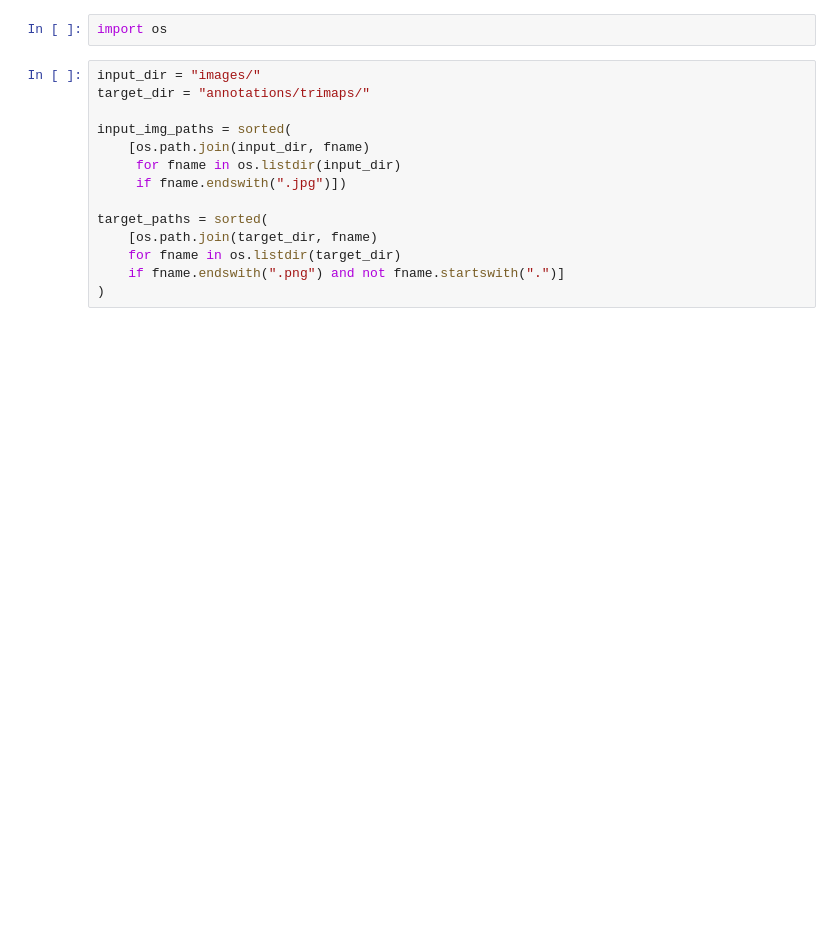
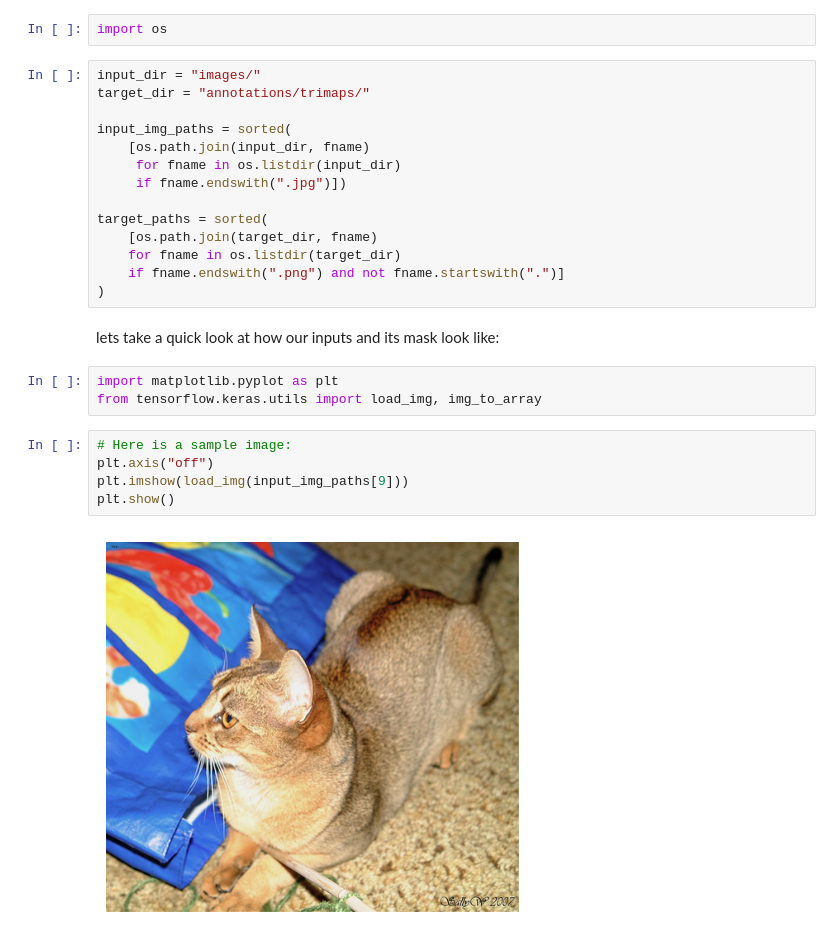
Before and after one commit to Mainasaid/deep-learning-with-python-practice, a Jupyter notebook: image_segmentation.ipynb, the cells around one changed output. Cells and saved outputs as stored; diff of their text form; blank space fills up the shorter version.

Commit message:
image_segmentation:viewing what the input and its corresponding mask looks like

```diff
--- a/image_segmentation.ipynb
+++ b/image_segmentation.ipynb
@@ -50,3 +52,15 @@ target_paths = sorted(
     for fname in os.listdir(target_dir)
     if fname.endswith(".png") and not fname.startswith(".")]
 )
+# %% [markdown]
+lets take a quick look at how our inputs and its mask look like:
+# %%
+import matplotlib.pyplot as plt
+from tensorflow.keras.utils import load_img, img_to_array
+# %%
+# Here is a sample image:
+plt.axis("off")
+plt.imshow(load_img(input_img_paths[9]))
+plt.show()
+# %% [output]
+[figure, added]
```
Also changed, not shown: parts of 3 cells of this notebook.
